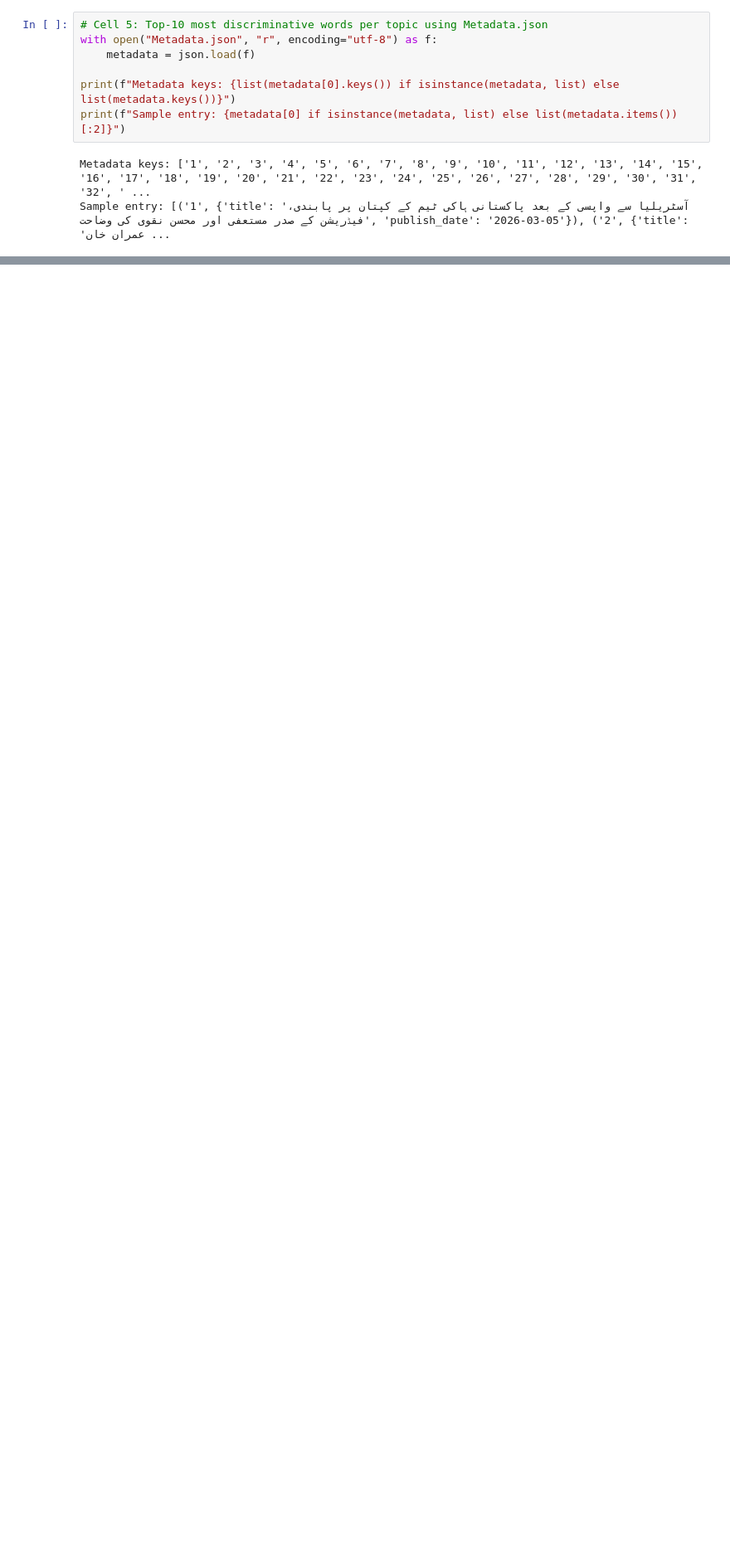
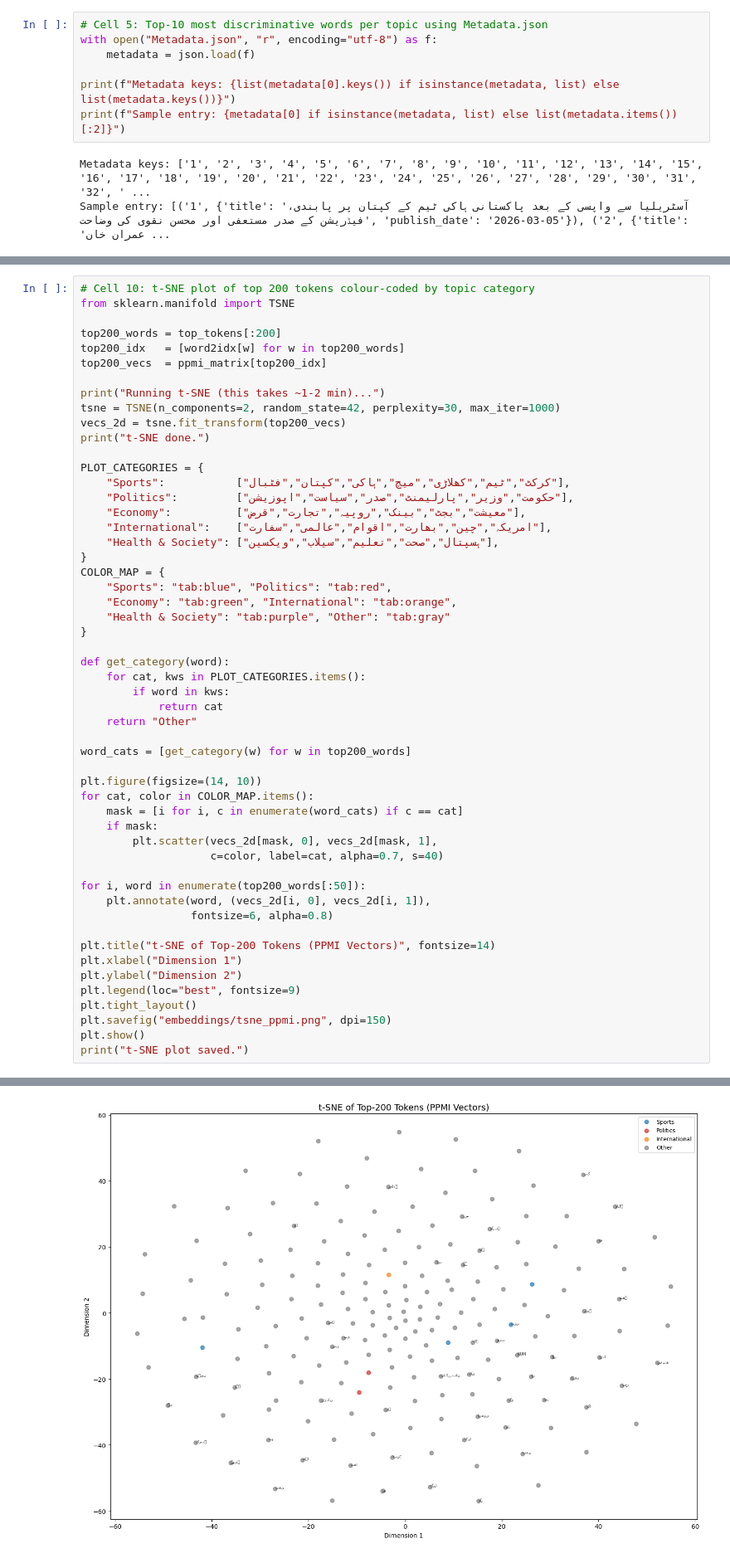
Before and after one commit to okashadswork-lang/i23-2525-NLP-Assignment2, a Jupyter notebook: i23_2525_Assignment2_Ds-C.ipynb, the cells around one changed output, grey strips where cells are left out. Shown at 83% size. Cells and saved outputs as stored; diff of their text form; blank space fills up the shorter version.

```diff
--- a/i23_2525_Assignment2_Ds-C.ipynb
+++ b/i23_2525_Assignment2_Ds-C.ipynb
@@ -132,0 +286,54 @@ Sample entry: [('1', {'title': 'آسٹریلیا سے واپسی کے بعد پ
+# %%
+# Cell 10: t-SNE plot of top 200 tokens colour-coded by topic category
+from sklearn.manifold import TSNE
+
+top200_words = top_tokens[:200]
+top200_idx   = [word2idx[w] for w in top200_words]
+top200_vecs  = ppmi_matrix[top200_idx]
+
+print("Running t-SNE (this takes ~1-2 min)...")
+tsne = TSNE(n_components=2, random_state=42, perplexity=30, max_iter=1000)
+vecs_2d = tsne.fit_transform(top200_vecs)
+print("t-SNE done.")
+
+PLOT_CATEGORIES = {
+    "Sports":           ["کرکٹ","ٹیم","کھلاڑی","میچ","ہاکی","کپتان","فٹبال"],
+    "Politics":         ["حکومت","وزیر","پارلیمنٹ","صدر","سیاست","اپوزیشن"],
+    "Economy":          ["معیشت","بجٹ","بینک","روپیہ","تجارت","قرض"],
+    "International":    ["امریکہ","چین","بھارت","اقوام","عالمی","سفارت"],
+    "Health & Society": ["ہسپتال","صحت","تعلیم","سیلاب","ویکسین"],
+}
+COLOR_MAP = {
+    "Sports": "tab:blue", "Politics": "tab:red",
+    "Economy": "tab:green", "International": "tab:orange",
+    "Health & Society": "tab:purple", "Other": "tab:gray"
+}
+
+def get_category(word):
+    for cat, kws in PLOT_CATEGORIES.items():
+        if word in kws:
+            return cat
+    return "Other"
+
+word_cats = [get_category(w) for w in top200_words]
+
+plt.figure(figsize=(14, 10))
+for cat, color in COLOR_MAP.items():
+    mask = [i for i, c in enumerate(word_cats) if c == cat]
+    if mask:
+        plt.scatter(vecs_2d[mask, 0], vecs_2d[mask, 1],
+                    c=color, label=cat, alpha=0.7, s=40)
+
+for i, word in enumerate(top200_words[:50]):
+    plt.annotate(word, (vecs_2d[i, 0], vecs_2d[i, 1]),
+                 fontsize=6, alpha=0.8)
+
+plt.title("t-SNE of Top-200 Tokens (PPMI Vectors)", fontsize=14)
+plt.xlabel("Dimension 1")
+plt.ylabel("Dimension 2")
+plt.legend(loc="best", fontsize=9)
+plt.tight_layout()
+plt.savefig("embeddings/tsne_ppmi.png", dpi=150)
+plt.show()
+print("t-SNE plot saved.")
+# %% [output]
@@ -132,0 +342 @@ Sample entry: [('1', {'title': 'آسٹریلیا سے واپسی کے بعد پ
+[figure, added]
```
Also changed, not shown: parts of 12 cells of this notebook.
